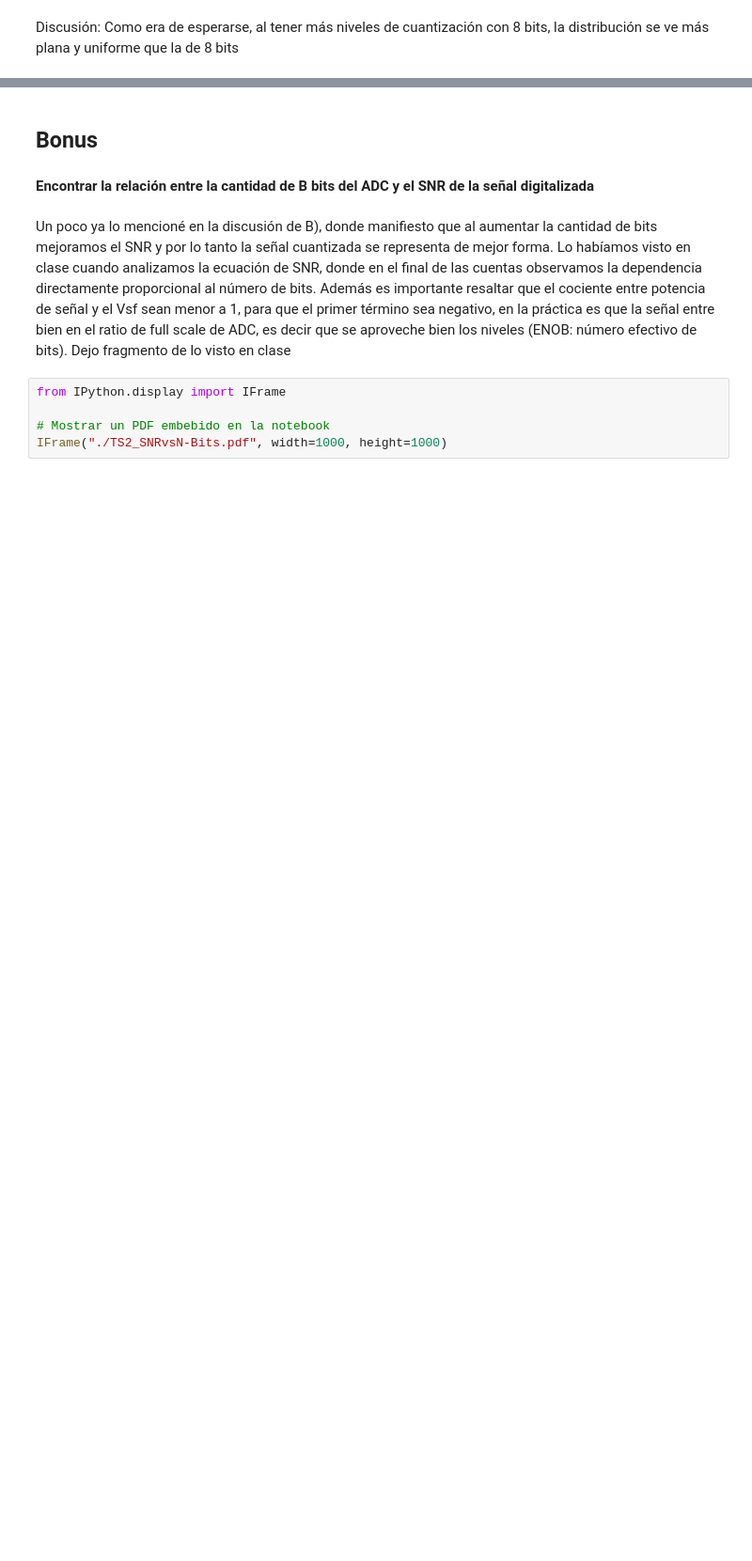
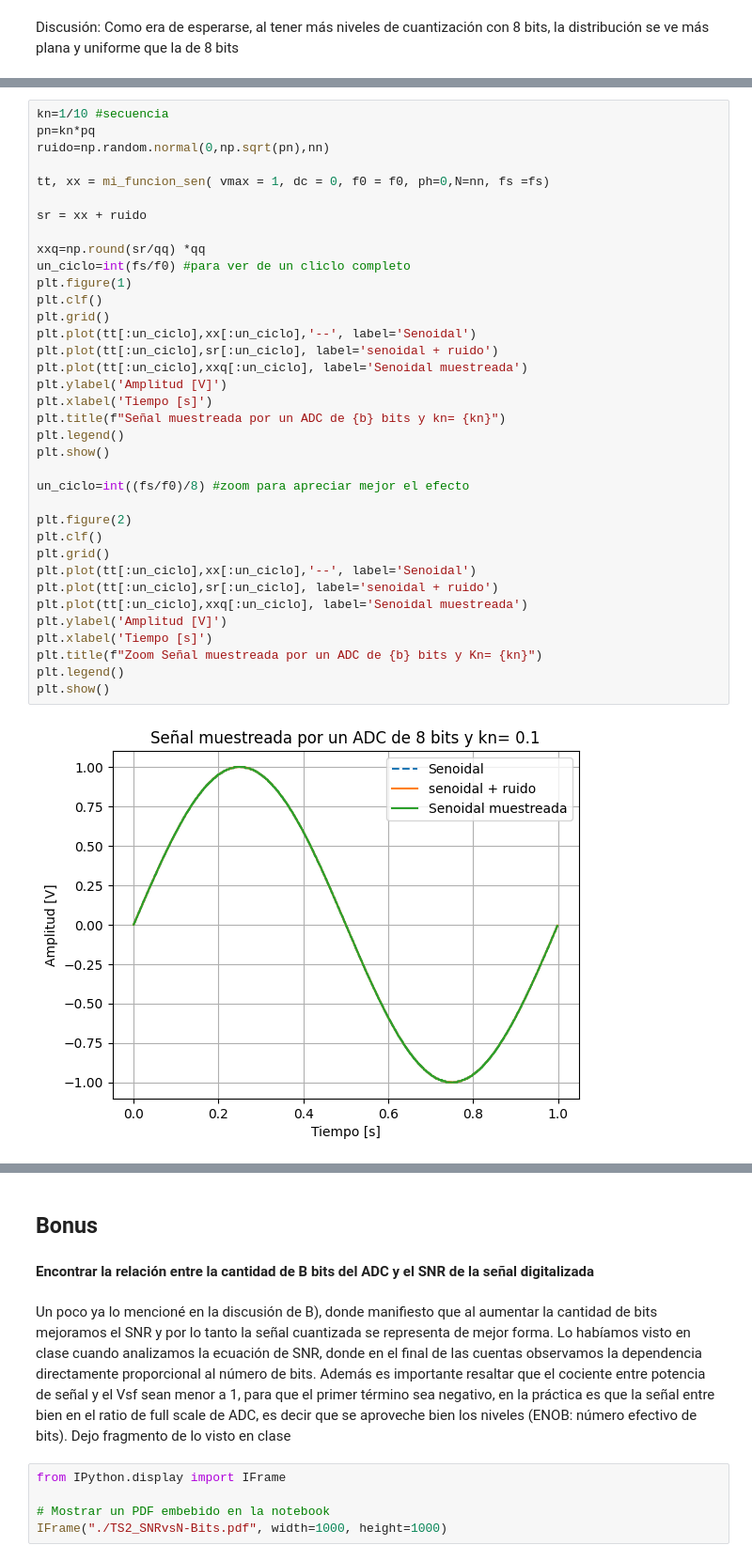
Before and after one commit to mariano1602/APS_2026, a Jupyter notebook: TS2_Marianogonzalez.ipynb, the cells around one changed output, grey strips where cells are left out. Shown at 94% size. Saved outputs shown, nothing was run; the diff lists cells and outputs as text; blank space fills up the shorter version.

```diff
--- a/TS2_Marianogonzalez.ipynb
+++ b/TS2_Marianogonzalez.ipynb
@@ -261,0 +296,38 @@ Discusión: Como era de esperarse, al tener más niveles de cuantización con 8
+# %%
+kn=1/10 #secuencia
+pn=kn*pq
+ruido=np.random.normal(0,np.sqrt(pn),nn)
+
+tt, xx = mi_funcion_sen( vmax = 1, dc = 0, f0 = f0, ph=0,N=nn, fs =fs)
+
+sr = xx + ruido
+
+xxq=np.round(sr/qq) *qq
+un_ciclo=int(fs/f0) #para ver de un cliclo completo
+plt.figure(1)
+plt.clf()
+plt.grid()
+plt.plot(tt[:un_ciclo],xx[:un_ciclo],'--', label='Senoidal')
+plt.plot(tt[:un_ciclo],sr[:un_ciclo], label='senoidal + ruido')
+plt.plot(tt[:un_ciclo],xxq[:un_ciclo], label='Senoidal muestreada')
+plt.ylabel('Amplitud [V]')
+plt.xlabel('Tiempo [s]')
+plt.title(f"Señal muestreada por un ADC de {b} bits y kn= {kn}")
+plt.legend()
+plt.show()
+
+un_ciclo=int((fs/f0)/8) #zoom para apreciar mejor el efecto
+
+plt.figure(2)
+plt.clf()
+plt.grid()
+plt.plot(tt[:un_ciclo],xx[:un_ciclo],'--', label='Senoidal')
+plt.plot(tt[:un_ciclo],sr[:un_ciclo], label='senoidal + ruido')
+plt.plot(tt[:un_ciclo],xxq[:un_ciclo], label='Senoidal muestreada')
+plt.ylabel('Amplitud [V]')
+plt.xlabel('Tiempo [s]')
+plt.title(f"Zoom Señal muestreada por un ADC de {b} bits y Kn= {kn}")
+plt.legend()
+plt.show()
+# %% [output]
+[figure, added]
```
Also changed, not shown: parts of 22 cells of this notebook.
